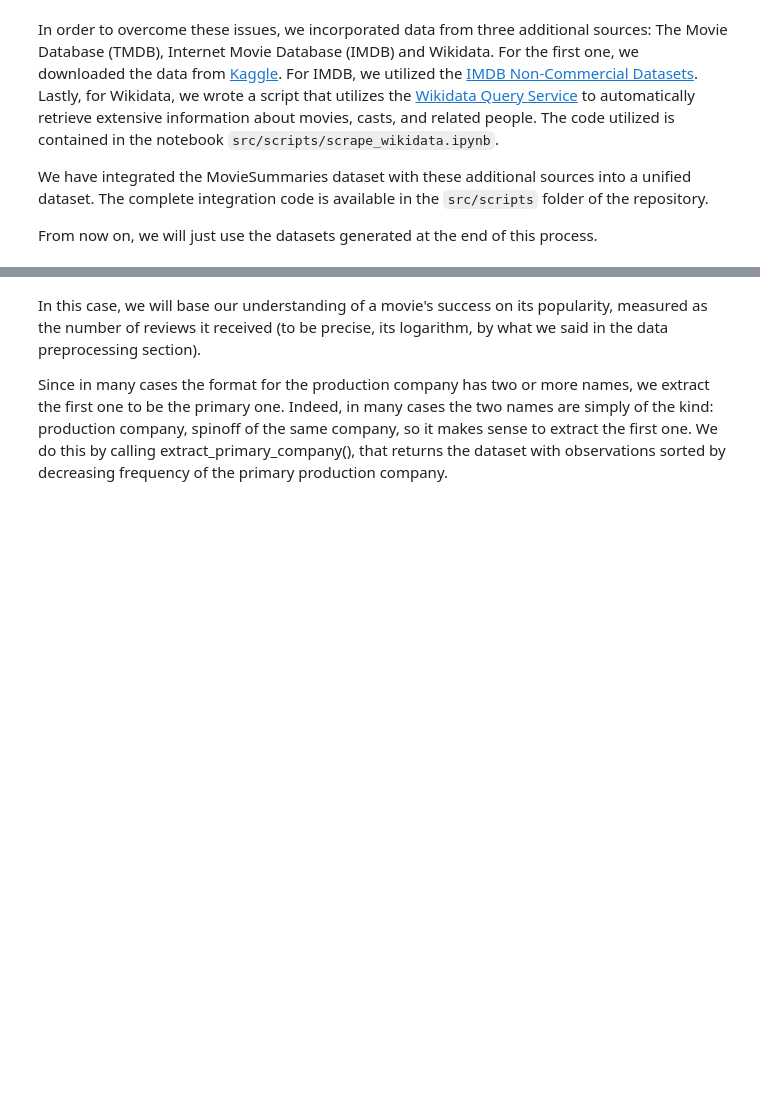
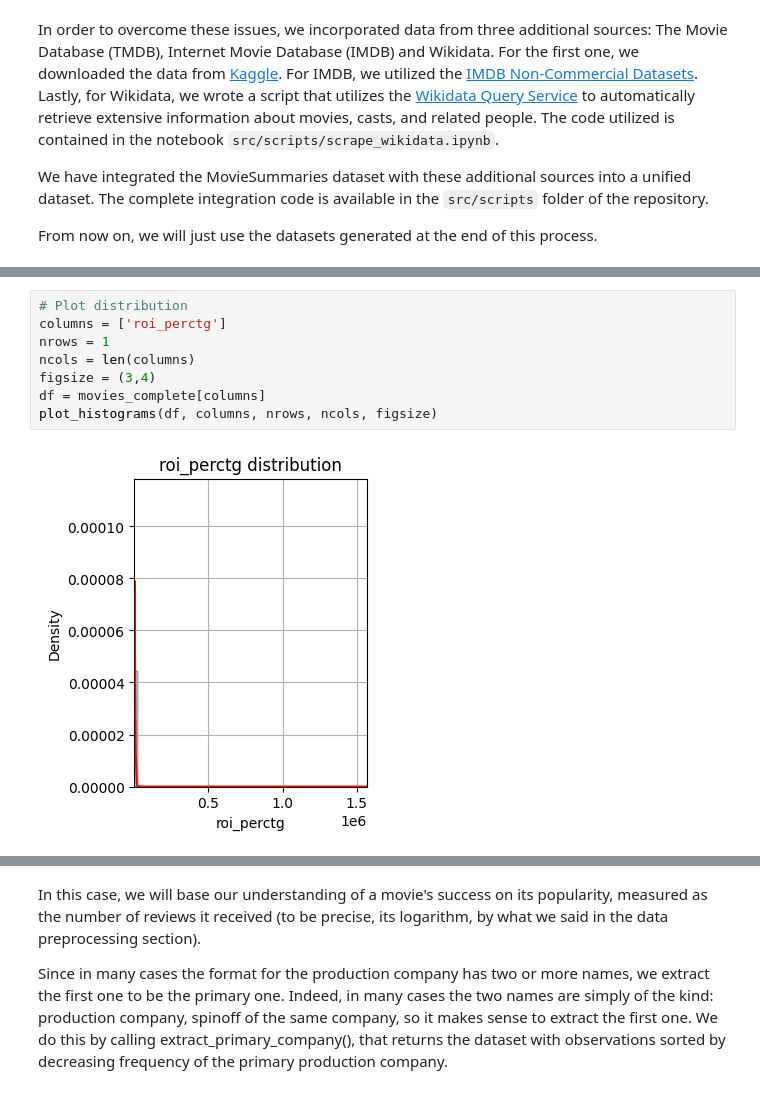
Before and after one commit to epfl-ada/ada-2024-project-theblockbusters, a Jupyter notebook: results.ipynb, the cells around one changed output, grey strips where cells are left out. Saved outputs shown, nothing was run; the diff lists cells and outputs as text; blank space fills up the shorter version.

```diff
--- a/results.ipynb
+++ b/results.ipynb
@@ -208,0 +319,10 @@ Let us briefly inspect these features. In particular, we aim at:
+# %%
+# Plot distribution
+columns = ['roi_perctg']
+nrows = 1
+ncols = len(columns)
+figsize = (3,4)
+df = movies_complete[columns]
+plot_histograms(df, columns, nrows, ncols, figsize)
+# %% [output]
+[figure, added]
```
Also changed, not shown: parts of 169 cells of this notebook, 11 other files.
